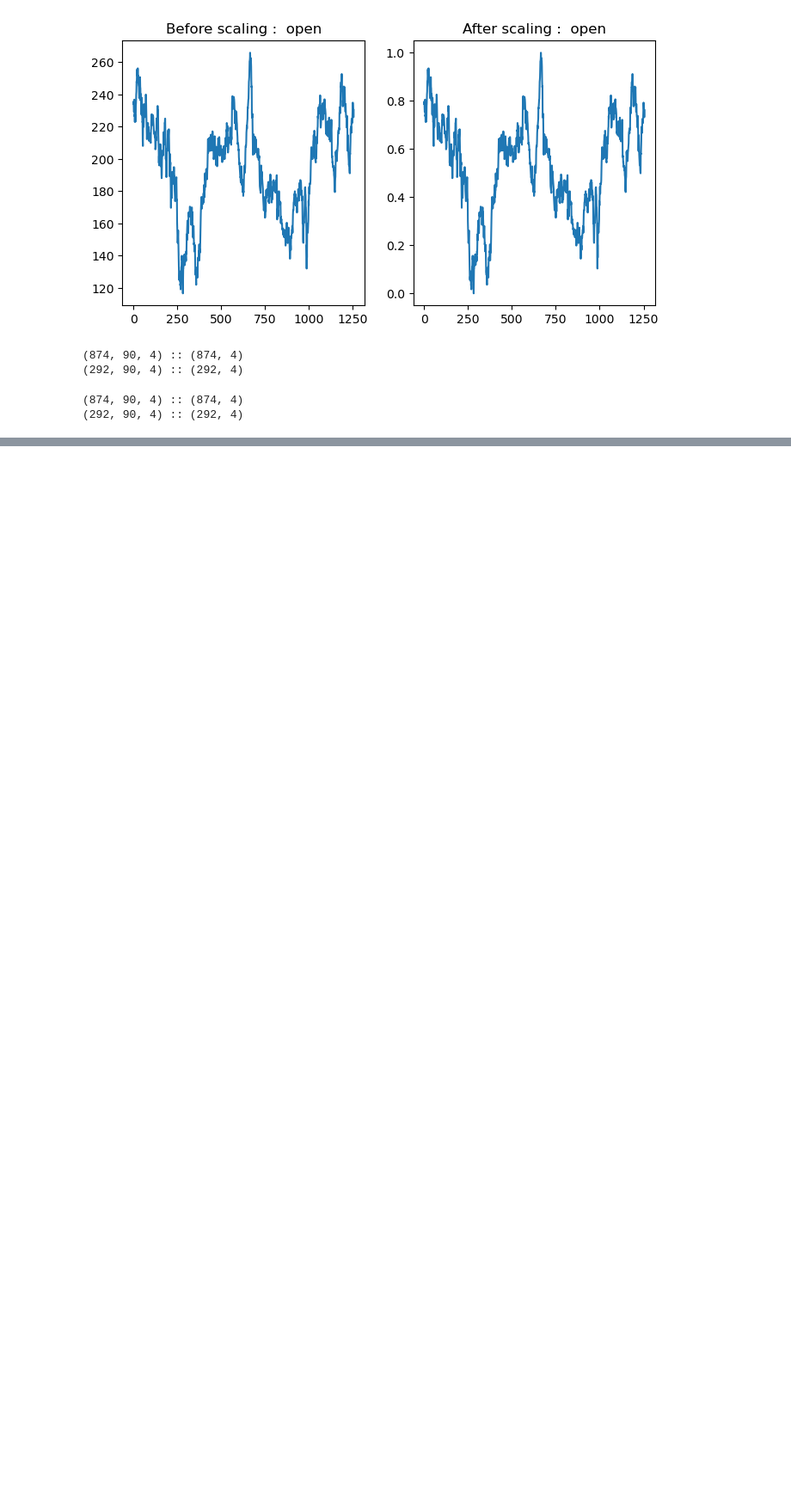
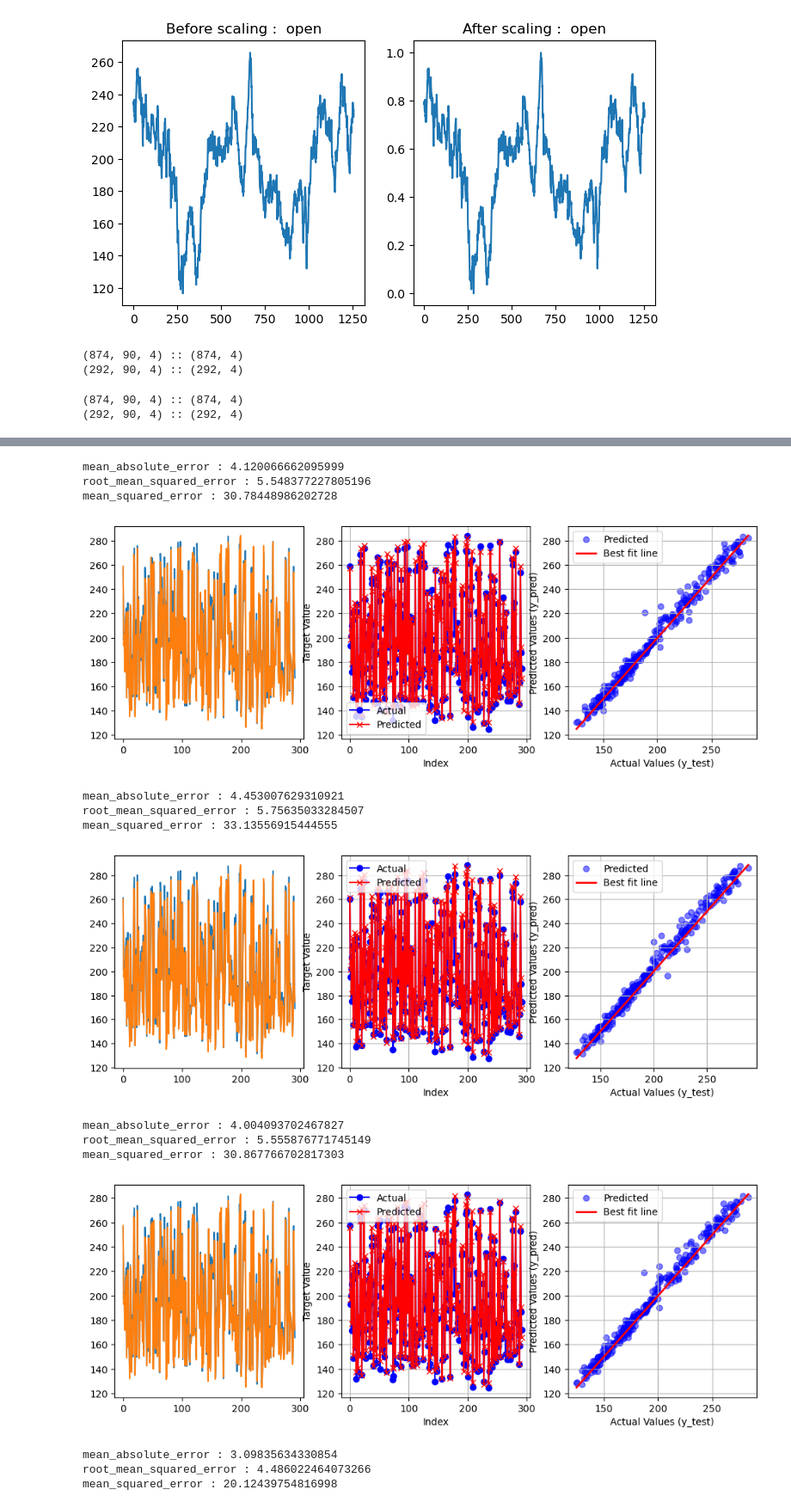
Before and after one commit to utsav87589/LSTM---Stock-price-prediction, a Jupyter notebook: test_files/v1/revision/29-4.ipynb, the cells around one changed output, grey strips where cells are left out. Shown at 86% size. Saved outputs shown, nothing was run; the diff lists cells and outputs as text; code cells hidden in the pictures; blank space fills up the shorter version.

```diff
--- a/test_files/v1/revision/29-4.ipynb
+++ b/test_files/v1/revision/29-4.ipynb
@@ -157,0 +258,4 @@ from tensorflow.keras.models import Sequential
+# %%
+### inverse scaling the both
+y_pred_apple = scaler_apple.inverse_transform(y_pred_apple)
+y_test_apple = scaler_apple.inverse_transform(y_test_apple)
@@ -157,0 +284,55 @@ from tensorflow.keras.models import Sequential
+# %%
+### functions to plot the metrices and the graphs to check the model's performances
+from sklearn.metrics import mean_absolute_error, mean_squared_error, root_mean_squared_error
+def metrices_and_graphs(y_test, y_pred) :
+
+    print(f"mean_absolute_error : {mean_absolute_error(y_test, y_pred)}")
+    print(f"root_mean_squared_error : {root_mean_squared_error(y_test, y_pred)}")
+    print(f"mean_squared_error : {mean_squared_error(y_test, y_pred)}")
+
+    plt.figure(figsize = (12, 4))
+
+    #----------Plot to see the trend made by model
+    plt.subplot(1, 3, 1)
+    plt.plot(y_pred, label = 'Predicted')
+    plt.plot(y_test, label = 'Actual')
+
+    #----------Actual vs Predicted points
+    plt.subplot(1, 3, 2)
+    plt.plot(y_test, label='Actual', color='blue', marker='o')
+    plt.plot(y_pred, label='Predicted', color='red', marker='x')
+    plt.xlabel('Index')
+    plt.ylabel('Target Value')
+    plt.legend()
+    plt.grid(True)
+
+    #--------- Best fit line
+    plt.subplot(1, 3, 3)
+    plt.scatter(y_test, y_pred, color = 'blue', alpha = 0.5, label = 'Predicted')
+    plt.plot([y_test.min(), y_test.max()], [y_test.min(), y_test.max()],
+             color = 'red', linewidth = 2, label = 'Best fit line')
+    plt.xlabel('Actual Values (y_test)')
+    plt.ylabel('Predicted Values (y_pred)')
+    plt.legend()
+    plt.grid(True)
+    plt.show()
+# %%
+### checking the metrices and graphs
+for i in range(0, 4) :
+    metrices_and_graphs(y_test_apple[:, i], y_pred_apple[:, i])
+# %% [output]
+mean_absolute_error : 4.120066662095999
+root_mean_squared_error : 5.548377227805196
+mean_squared_error : 30.78448986202728
+[figure, added]
+mean_absolute_error : 4.453007629310921
+root_mean_squared_error : 5.75635033284507
+mean_squared_error : 33.13556915444555
+[figure, added]
+mean_absolute_error : 4.004093702467827
+root_mean_squared_error : 5.555876771745149
+mean_squared_error : 30.867766702817303
+[figure, added]
+mean_absolute_error : 3.09835634330854
+root_mean_squared_error : 4.486022464073266
+mean_squared_error : 20.12439754816998
```
Also changed, not shown: parts of 17 cells of this notebook.
